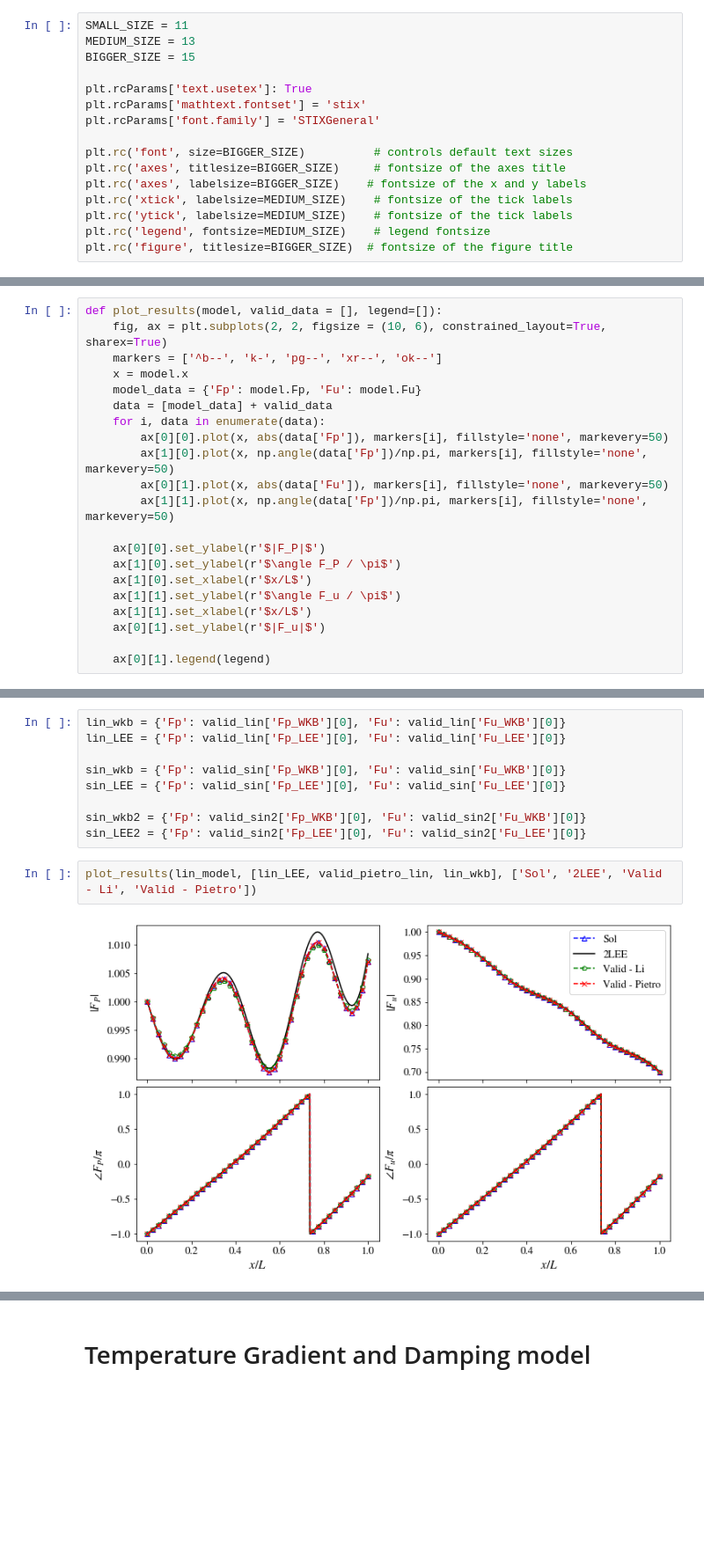
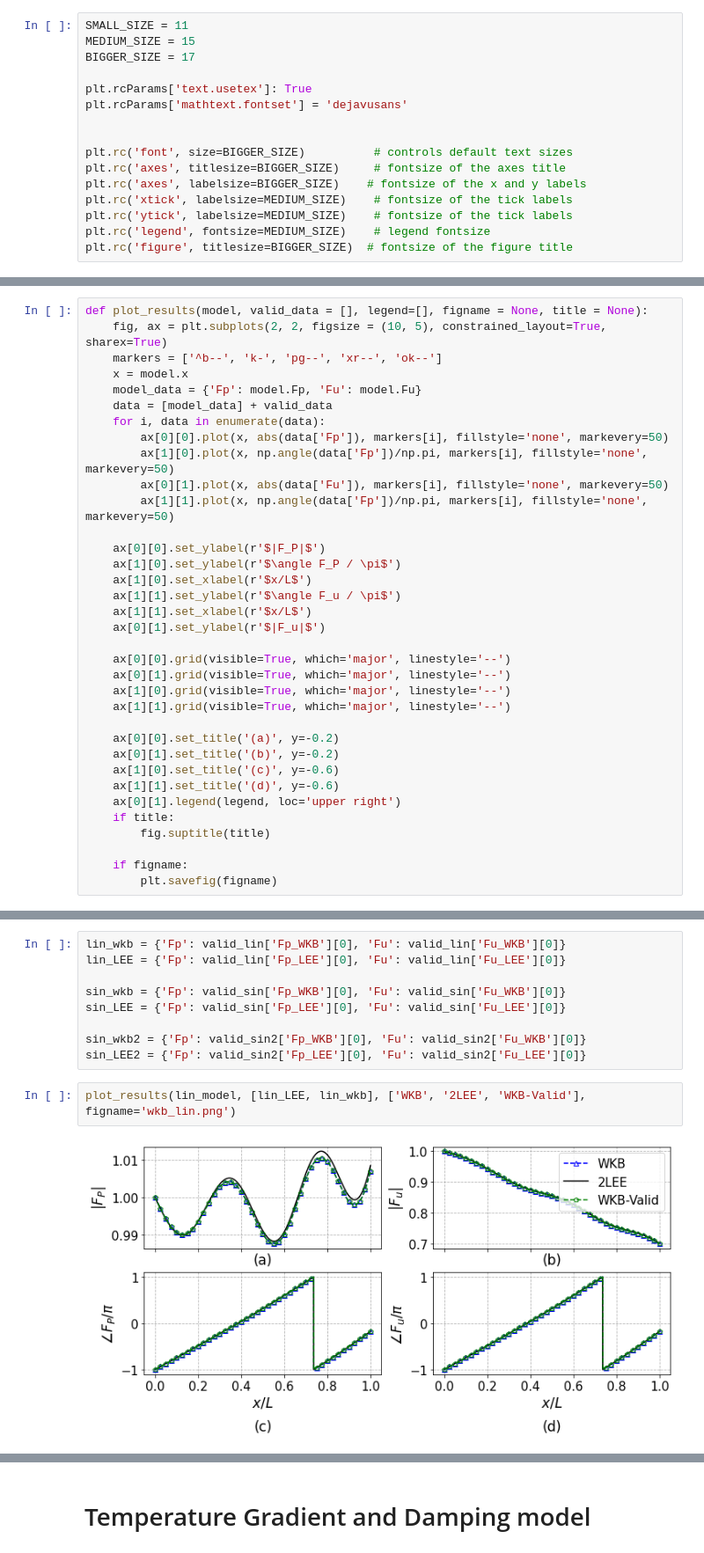
Before and after one commit to kyubin-l/fyp, a Jupyter notebook: acoustic-modes.ipynb, the cells around one changed output, grey strips where cells are left out. Shown: that part at 88% size. Drawn from its saved outputs; the diff is of its cells as text; blank space fills up the shorter version.

```diff
--- a/acoustic-modes.ipynb
+++ b/acoustic-modes.ipynb
@@ -10,12 +10,12 @@ from scipy.integrate import quad
 from scipy.io import loadmat
 # %%
 SMALL_SIZE = 11
-MEDIUM_SIZE = 13
-BIGGER_SIZE = 15
+MEDIUM_SIZE = 15
+BIGGER_SIZE = 17
 
 plt.rcParams['text.usetex']: True
-plt.rcParams['mathtext.fontset'] = 'stix'
-plt.rcParams['font.family'] = 'STIXGeneral'
+plt.rcParams['mathtext.fontset'] = 'dejavusans'
+
 
 plt.rc('font', size=BIGGER_SIZE)          # controls default text sizes
 plt.rc('axes', titlesize=BIGGER_SIZE)     # fontsize of the axes title
@@ -403,6 +443,6 @@ class TemperatureGradientModel:
 # %%
-def plot_results(model, valid_data = [], legend=[]):
-    fig, ax = plt.subplots(2, 2, figsize = (10, 6), constrained_layout=True, sharex=True)
+def plot_results(model, valid_data = [], legend=[], figname = None, title = None):
+    fig, ax = plt.subplots(2, 2, figsize = (10, 5), constrained_layout=True, sharex=True)
     markers = ['^b--', 'k-', 'pg--', 'xr--', 'ok--']
     x = model.x
     model_data = {'Fp': model.Fp, 'Fu': model.Fu}
@@ -420,4 +460,18 @@ def plot_results(model, valid_data = [], legend=[]):
     ax[1][1].set_xlabel(r'$x/L$')
     ax[0][1].set_ylabel(r'$|F_u|$')
 
-    ax[0][1].legend(legend)
+    ax[0][0].grid(visible=True, which='major', linestyle='--')
+    ax[0][1].grid(visible=True, which='major', linestyle='--')
+    ax[1][0].grid(visible=True, which='major', linestyle='--')
+    ax[1][1].grid(visible=True, which='major', linestyle='--')
+
+    ax[0][0].set_title('(a)', y=-0.2)
+    ax[0][1].set_title('(b)', y=-0.2)
+    ax[1][0].set_title('(c)', y=-0.6)
+    ax[1][1].set_title('(d)', y=-0.6)
+    ax[0][1].legend(legend, loc='upper right')
+    if title:
+        fig.suptitle(title)
+
+    if figname:
+        plt.savefig(figname)
@@ -451,7 +498,7 @@ sin_LEE = {'Fp': valid_sin['Fp_LEE'][0], 'Fu': valid_sin['Fu_LEE'][0]}
 sin_wkb2 = {'Fp': valid_sin2['Fp_WKB'][0], 'Fu': valid_sin2['Fu_WKB'][0]}
 sin_LEE2 = {'Fp': valid_sin2['Fp_LEE'][0], 'Fu': valid_sin2['Fu_LEE'][0]}
 # %%
-plot_results(lin_model, [lin_LEE, valid_pietro_lin, lin_wkb], ['Sol', '2LEE', 'Valid - Li', 'Valid - Pietro'])
+plot_results(lin_model, [lin_LEE, lin_wkb], ['WKB', '2LEE', 'WKB-Valid'], figname='wkb_lin.png')
 # %% [output]
-[figure, old version]
+[figure, new version]
 # %%
```
Also changed, not shown: parts of 17 cells of this notebook, 11 other files.
